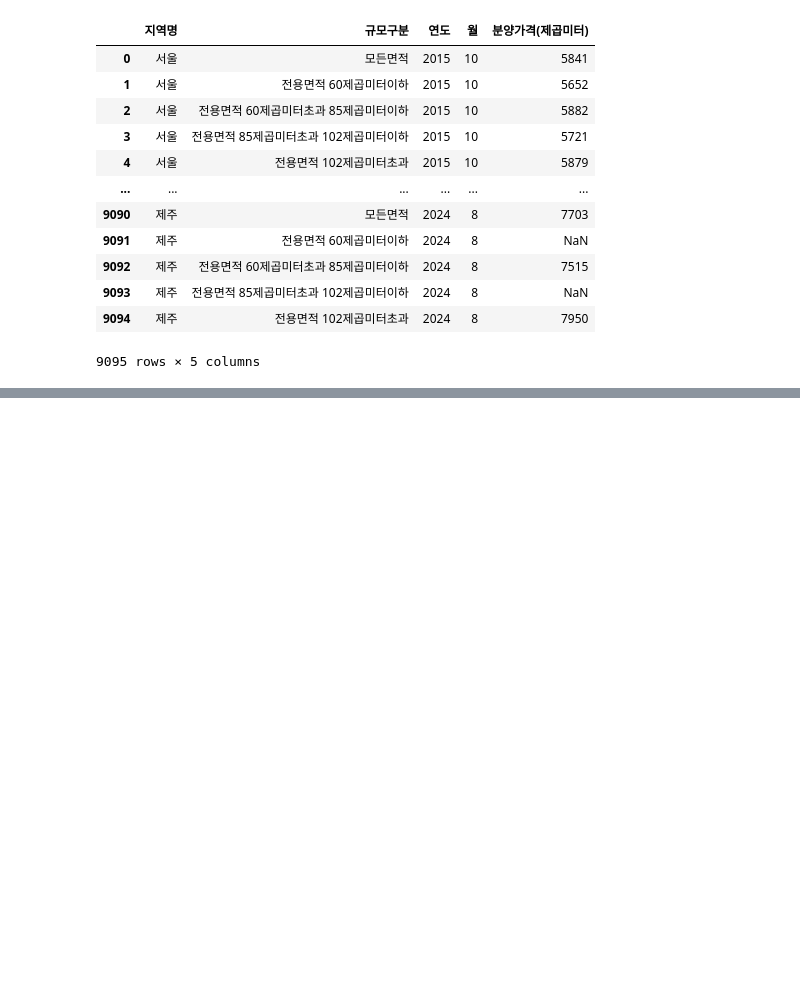
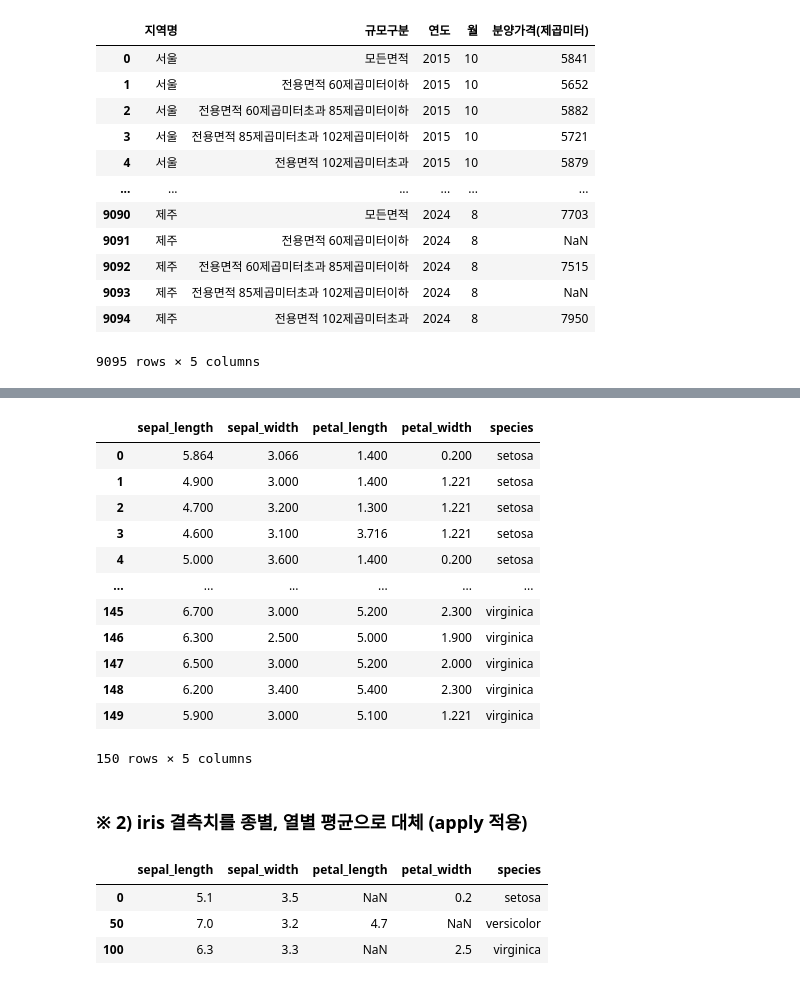
Before and after one commit to Jayk1220/ai, a Jupyter notebook: source/01_python/ch11. 데이터프레임과 시리즈 (Pandas) 9-13.ipynb, the cells around one changed output, grey strips where cells are left out. Cells and saved outputs as stored; diff of their text form; code cells hidden in the pictures; blank space fills up the shorter version.

```diff
--- a/source/01_python/ch11. 데이터프레임과 시리즈 (Pandas) 9-13.ipynb
+++ b/source/01_python/ch11. 데이터프레임과 시리즈 (Pandas) 9-13.ipynb
@@ -742,0 +1016,5 @@ pd.concat([new_first, new_last])
+# %%
+#각 열 당 결측치 넣기
+import random
+for col in range(iris.shape[1]-1):
+    iris.iloc[random.sample(range(150),20),col] = np.nan
@@ -742,0 +1053,5 @@ pd.concat([new_first, new_last])
+# %%
+#결측치를 열별 평균으로 대체
+#iris.iloc[:,:-1].mean(axis=0) #==> 열 평균
+iris.fillna(iris.iloc[:,:-1].mean(axis=0),inplace=True)
+iris.loc[na_index].head() #결측치가 있었던 데이터
@@ -742,0 +1060,4 @@ pd.concat([new_first, new_last])
+# %%
+#applymap을 이용하여 데이터를 소수점 3자리 반올림
+iris.iloc[:,:-1]=iris.iloc[:,:-1].applymap (lambda x : np.round (x,3))
+iris.head()
@@ -742,0 +1071,30 @@ pd.concat([new_first, new_last])
+# %%
+iris
+# %% [output]
+|  | sepal_length | sepal_width | petal_length | petal_width | species |
+| 0 | 5.864 | 3.066 | 1.400 | 0.200 | setosa |
+| 1 | 4.900 | 3.000 | 1.400 | 1.221 | setosa |
+| 2 | 4.700 | 3.200 | 1.300 | 1.221 | setosa |
+| 3 | 4.600 | 3.100 | 3.716 | 1.221 | setosa |
+| 4 | 5.000 | 3.600 | 1.400 | 0.200 | setosa |
+| ... | ... | ... | ... | ... | ... |
+| 145 | 6.700 | 3.000 | 5.200 | 2.300 | virginica |
+| 146 | 6.300 | 2.500 | 5.000 | 1.900 | virginica |
+| 147 | 6.500 | 3.000 | 5.200 | 2.000 | virginica |
+| 148 | 6.200 | 3.400 | 5.400 | 2.300 | virginica |
+| 149 | 5.900 | 3.000 | 5.100 | 1.221 | virginica |
+150 rows × 5 columns
+# %% [markdown]
+### ※ 2) iris 결측치를 종별, 열별 평균으로 대체 (apply 적용)
+# %%
+import seaborn as sns
+iris = sns.load_dataset('iris')
+iris.shape
+for col in range(iris.shape[1]-1):
+    iris.iloc[random.sample(range(150),20),col] = np.nan
+iris.iloc[::50]
+# %% [output]
+|  | sepal_length | sepal_width | petal_length | petal_width | species |
+| 0 | 5.1 | 3.5 | NaN | 0.2 | setosa |
+| 50 | 7.0 | 3.2 | 4.7 | NaN | versicolor |
+| 100 | 6.3 | 3.3 | NaN | 2.5 | virginica |
```
Also changed, not shown: parts of 71 cells of this notebook, 4 other files.
